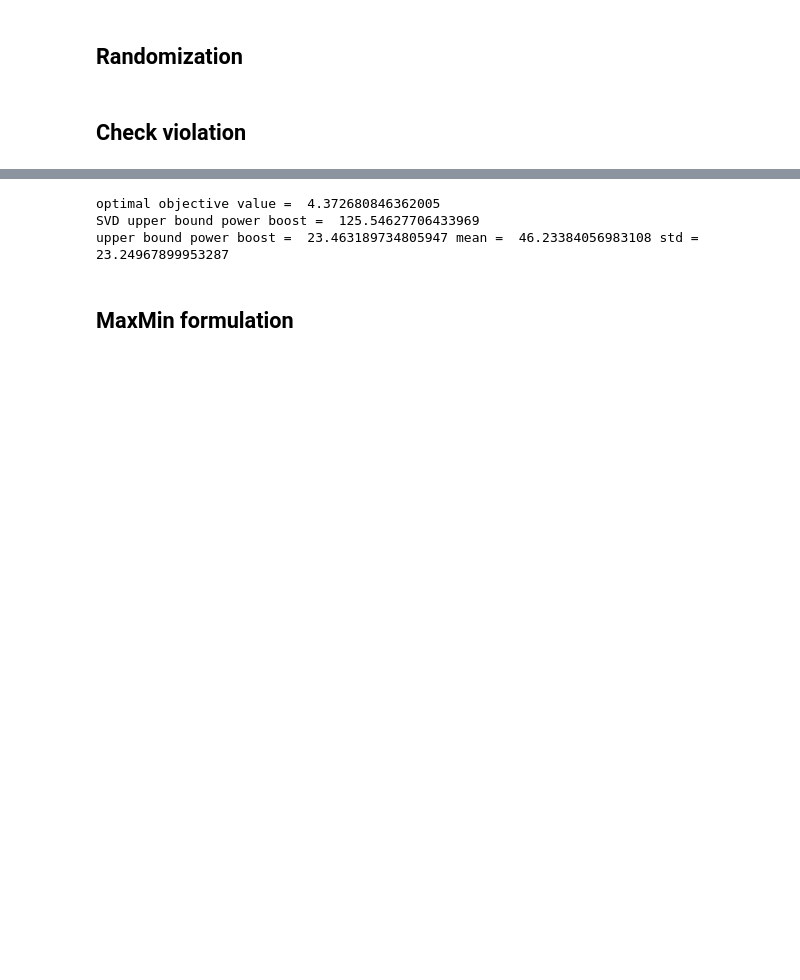
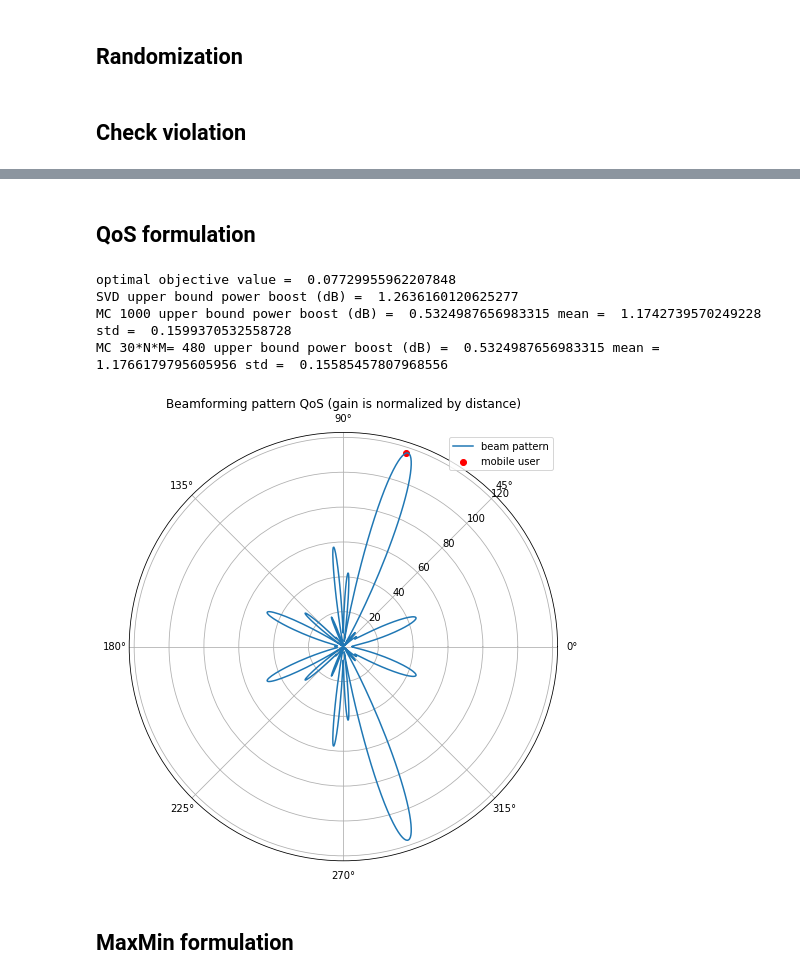
Before and after one commit to anvuongb/ece569_cvxopt_final, a Jupyter notebook: transmit_beamforming.ipynb, the cells around one changed output, grey strips where cells are left out. Drawn from its saved outputs; the diff is of its cells as text; code cells hidden in the pictures; blank space fills up the shorter version.

```diff
--- a/transmit_beamforming.ipynb
+++ b/transmit_beamforming.ipynb
@@ -51,8 +73,6 @@ def generate_channels(N, M, rho_min_qos_sigma2=1, sigma_i=1):
 # h_array, h_array_norm_QoS, h_array_norm_MaxMin, H_array, H_array_norm_QoS, H_array_norm_MaxMin = generate_channels(N, M, rho_min_qos_sigma2=rho_min_qos_sigma2, sigma_i=sigma_i)
 # %% [markdown]
 ## Randomization
-# %%
-e_js = np.random.normal(loc=0, scale=np.sqrt(2)/2, size=(8, 2)).view(np.complex128)
 # %%
 def recover_w_SVD(W_opt):
     v, d = np.linalg.eig(W_opt)
@@ -109,3 +156,5 @@ h_array, h_array_norm_QoS, h_array_norm_MaxMin, H_array, H_array_norm_QoS, H_arr
+# %% [markdown]
+## QoS formulation
 # %%
 W = cp.Variable((N, N), hermitian=True)
 
@@ -125,8 +174,8 @@ print("optimal objective value = ", opt)
 w_SVD   = recover_w_SVD(W_opt)
 scale_factor_SVD = get_min_scale_factor(w_SVD, H_array_norm_QoS)
 w_SVD *= scale_factor_SVD
-ubpb_SVD = np.linalg.norm(w_SVD)**2/opt
-print("SVD upper bound power boost = ", ubpb_SVD)
+ubpb_SVD = np.log10(np.linalg.norm(w_SVD)**2/opt)
+print("SVD upper bound power boost (dB) = ", ubpb_SVD)
 ubpb = []
 
 for i in range(1000):
@@ -147,13 +196,62 @@ for i in range(1000):
     norm_l = [np.linalg.norm(w_SVD)**2, np.linalg.norm(w_randA)**2, np.linalg.norm(w_randB)**2, np.linalg.norm(w_randC)**2]
 
     w_min = w_l[np.argmin(norm_l)]
-    ubpb.append(np.linalg.norm(w_min)**2/opt)
+    ubpb.append(np.log10(np.linalg.norm(w_min)**2/opt))
 
-print("upper bound power boost = ", np.min(ubpb), "mean = ", np.mean(ubpb), "std = ", np.std(ubpb))
+print("MC 1000 upper bound power boost (dB) = ", np.min(ubpb), "mean = ", np.mean(ubpb), "std = ", np.std(ubpb))
+
+w_best = None
+ubpb_best = np.inf
+
+for i in range(30*N*M):
+    # recover randomization
+    w_randA = recover_w_randA(W_opt)
+    w_randB = recover_w_randB(W_opt)
+    w_randC = recover_w_randC(W_opt)
+
+    scale_factor_randA = get_min_scale_factor(w_randA, H_array_norm_QoS)
+    scale_factor_randB = get_min_scale_factor(w_randB, H_array_norm_QoS)
+    scale_factor_randC = get_min_scale_factor(w_randC, H_array_norm_QoS)
+
+    w_randA *= scale_factor_randA
+    w_randB *= scale_factor_randB
+    w_randC *= scale_factor_randC
+
+    w_l = [w_SVD, w_randA, w_randB, w_randC]
+    norm_l = [np.linalg.norm(w_SVD)**2, np.linalg.norm(w_randA)**2, np.linalg.norm(w_randB)**2, np.linalg.norm(w_randC)**2]
+
+    w_min = w_l[np.argmin(norm_l)]
+    ubpb.append(np.log10(np.linalg.norm(w_min)**2/opt))
+
+    if ubpb[-1] < ubpb_best:
+        w_best = w_min
+        ubpb_best = ubpb[-1]
+w_best_qos = w_best
+print("MC 30*N*M=", 30*N*M, "upper bound power boost (dB) = ", np.min(ubpb), "mean = ", np.mean(ubpb), "std = ", np.std(ubpb))
 # %% [output]
-optimal objective value =  4.372680846362005
-SVD upper bound power boost =  125.54627706433969
-upper bound power boost =  23.463189734805947 mean =  46.23384056983108 std =  23.24967899953287
+optimal objective value =  0.07729955962207848
+SVD upper bound power boost (dB) =  1.2636160120625277
+MC 1000 upper bound power boost (dB) =  0.5324987656983315 mean =  1.1742739570249228 std =  0.1599370532558728
+MC 30*N*M= 480 upper bound power boost (dB) =  0.5324987656983315 mean =  1.1766179795605956 std =  0.15585457807968556
+# %%
+w = w_best_qos.ravel()
+# Calculate gain and directive gain; plot on a polar chart.
+phi, g = gain(d, w)
+DdBi = get_directive_gain(g)
+
+fig = plt.figure(figsize=(7,7))
+ax = fig.add_subplot(projection='polar', label="meters")
+ax.plot(phi, g*np.max(distances)/np.max(g), label="beam pattern")
+# ax.plot(phi, np.max(distances)*np.log10(g)/np.log10(np.max(g)), label="beam pattern")
+ax.scatter(angles, distances, color="red", label="mobile user")
+# ax.set_rticks([0, 50, 100, 200, 250])
+ax.set_rlabel_position(45)
+plt.title("Beamforming pattern QoS (gain is normalized by distance)")
+plt.legend()
+plt.tight_layout()
+plt.show()
+# %% [output]
+[figure, added]
 # %% [markdown]
 ## MaxMin formulation
 # %%
```
Also changed, not shown: parts of 10 cells of this notebook.
